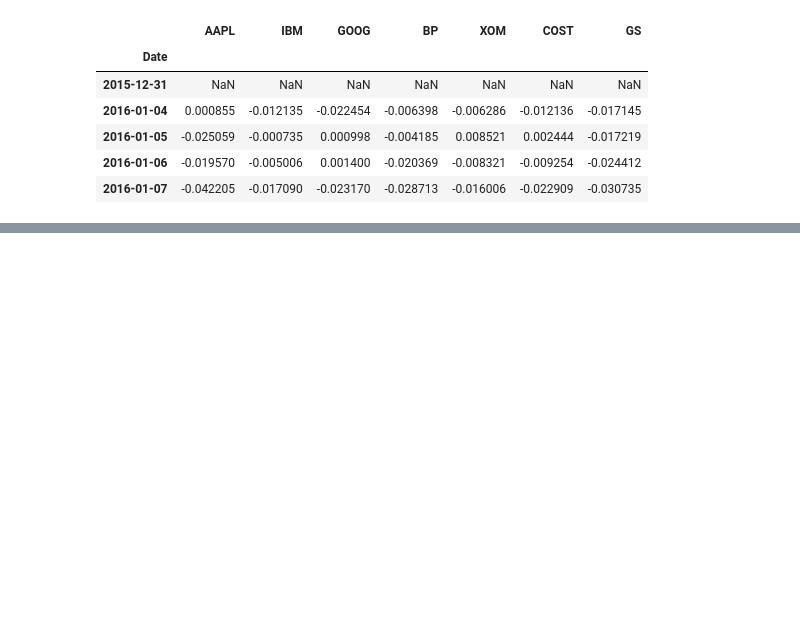
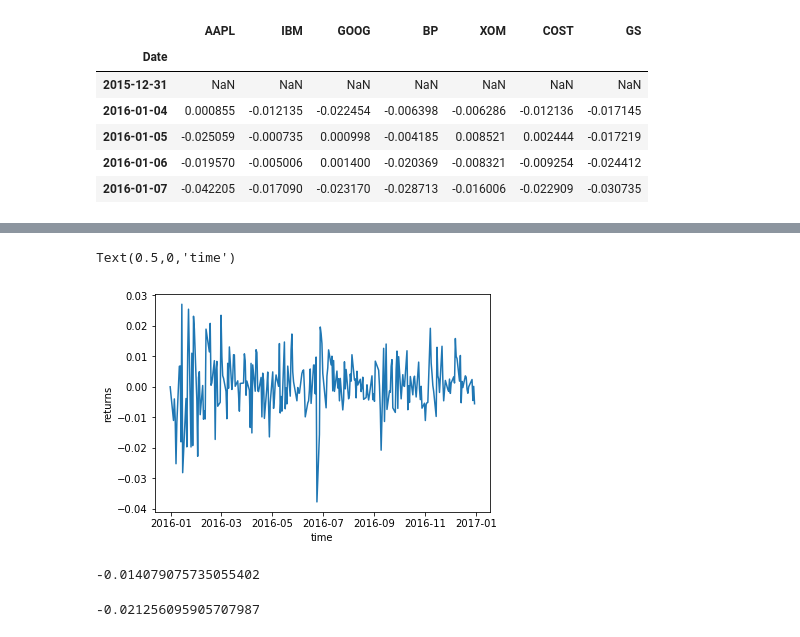
Before and after one commit to infinityandacrylic/treehouse-finance-test, a Jupyter notebook: programming test.ipynb, the cells around one changed output, grey strips where cells are left out. Cells and saved outputs as stored; diff of their text form; code cells hidden in the pictures; blank space fills up the shorter version.

```diff
--- a/programming test.ipynb
+++ b/programming test.ipynb
@@ -155,0 +154,20 @@ ModuleNotFoundError: No module named 'empyrical'
+# %%
+weights = [0.15, 0.2, 0.2, 0.15, 0.1, 0.15, 0.05]
+
+portfolioReturn = (weights * dfReturn).sum(axis = 1)
+plt.plot(portfolioReturn)
+plt.ylabel('returns')
+plt.xlabel('time')
+# %% [output]
+Text(0.5,0,'time')
+[figure, added]
+# %%
+from empyrical import stats
+
+empyrical.stats.value_at_risk(portfolioReturn, 0.05)
+# %% [output]
+-0.014079075735055402
+# %%
+empyrical.stats.conditional_value_at_risk(portfolioReturn, 0.05)
+# %% [output]
+-0.021256095905707987
```
Also changed, not shown: parts of 2 cells of this notebook.
